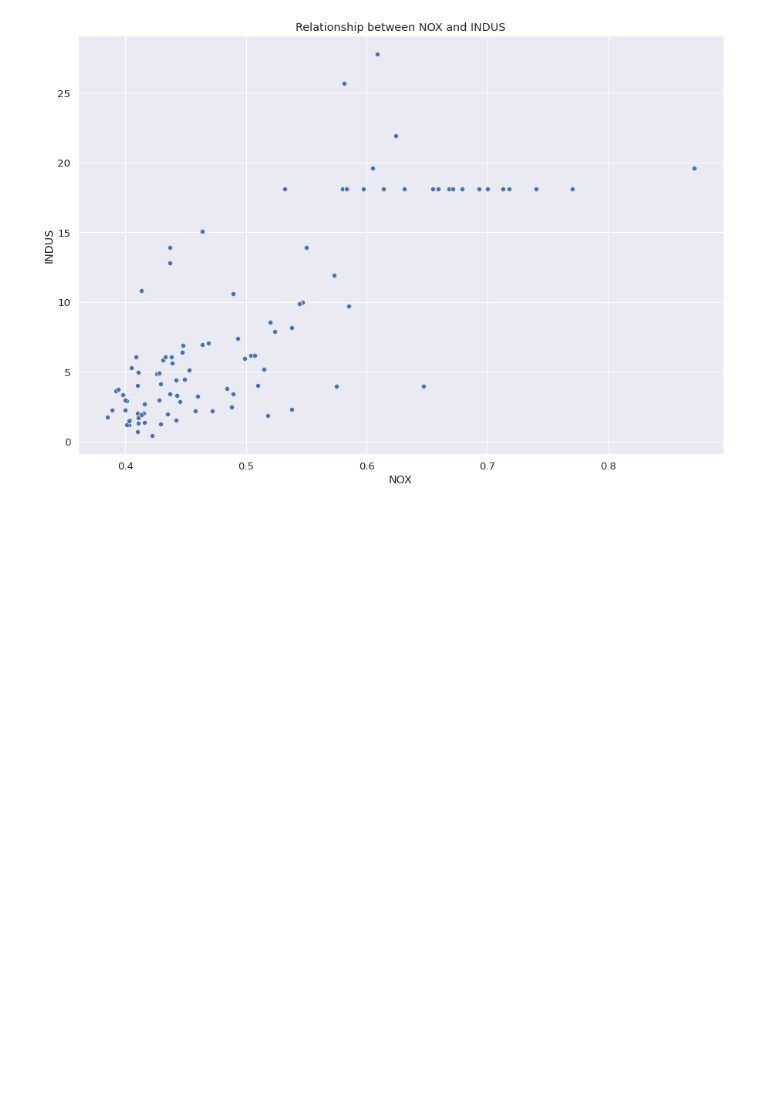
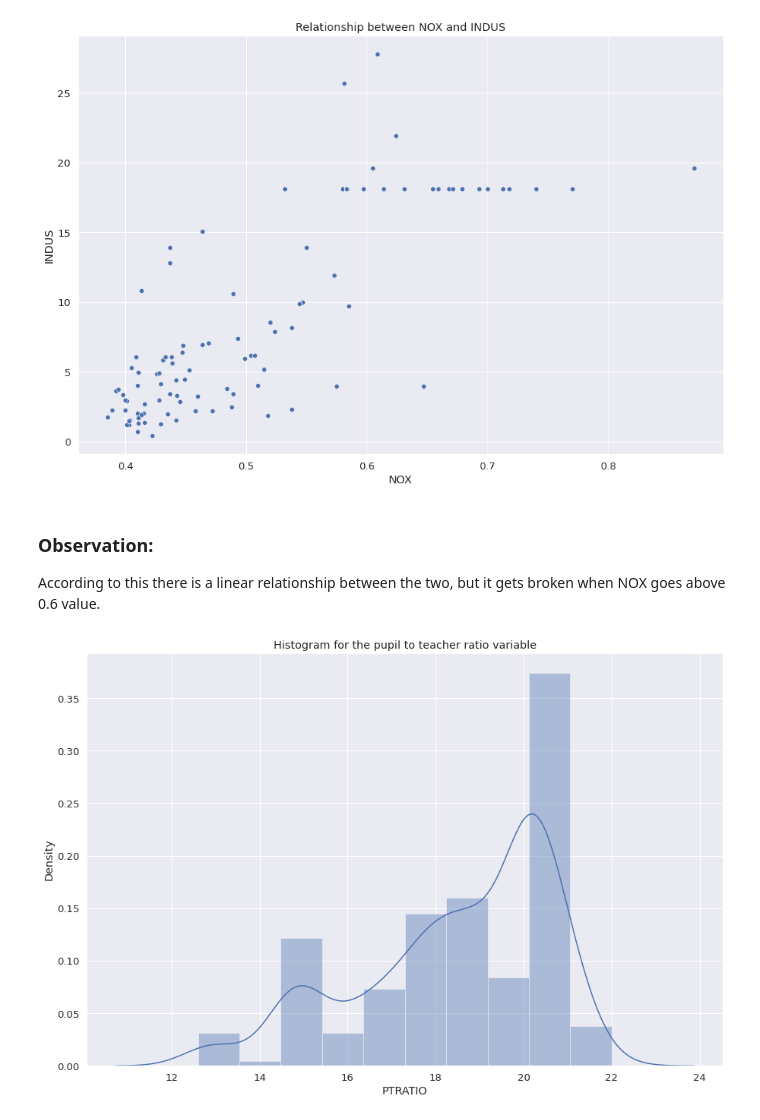
Before and after one commit to LucianPopaLVP/IBM-Statistics---Final-Project---Boston-Housing-Assignment, a Jupyter notebook: boston_housing_final_project.ipynb, the cells around one changed output. Drawn from its saved outputs; the diff is of its cells as text; code cells hidden in the pictures; blank space fills up the shorter version.

```diff
--- a/boston_housing_final_project.ipynb
+++ b/boston_housing_final_project.ipynb
@@ -243,3 +243,14 @@ plt.title("Relationship between NOX and INDUS")
 plt.show()
 # %% [output]
 [figure]
+# %% [markdown]
+### Observation:
+According to this there is a linear relationship between the two, but it gets broken when NOX goes above 0.6 value.
+# %%
+#Create a histogram for the pupil to teacher ratio variable
+plt.figure(figsize=(15,10))
+sns.distplot(a=df.PTRATIO,bins=10)
+plt.title("Histogram for the pupil to teacher ratio variable")
+plt.show()
+# %% [output]
+[figure, added]
```
